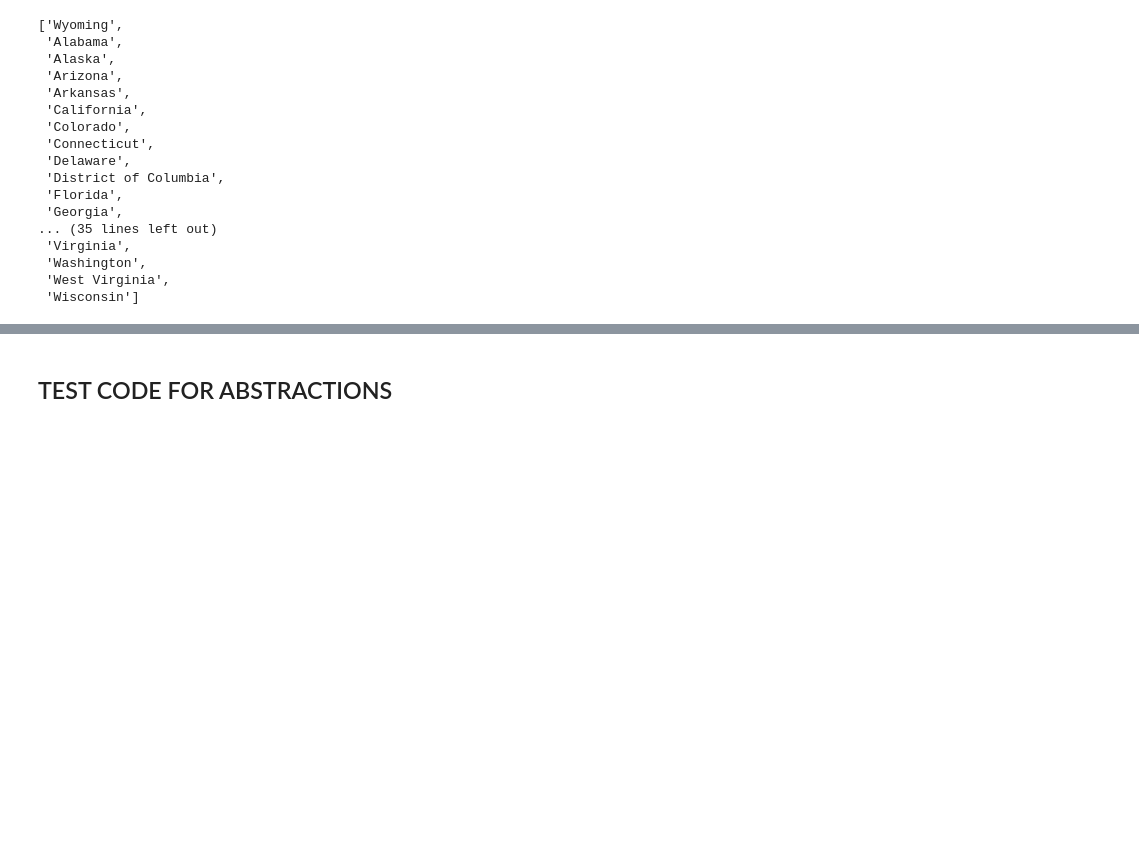
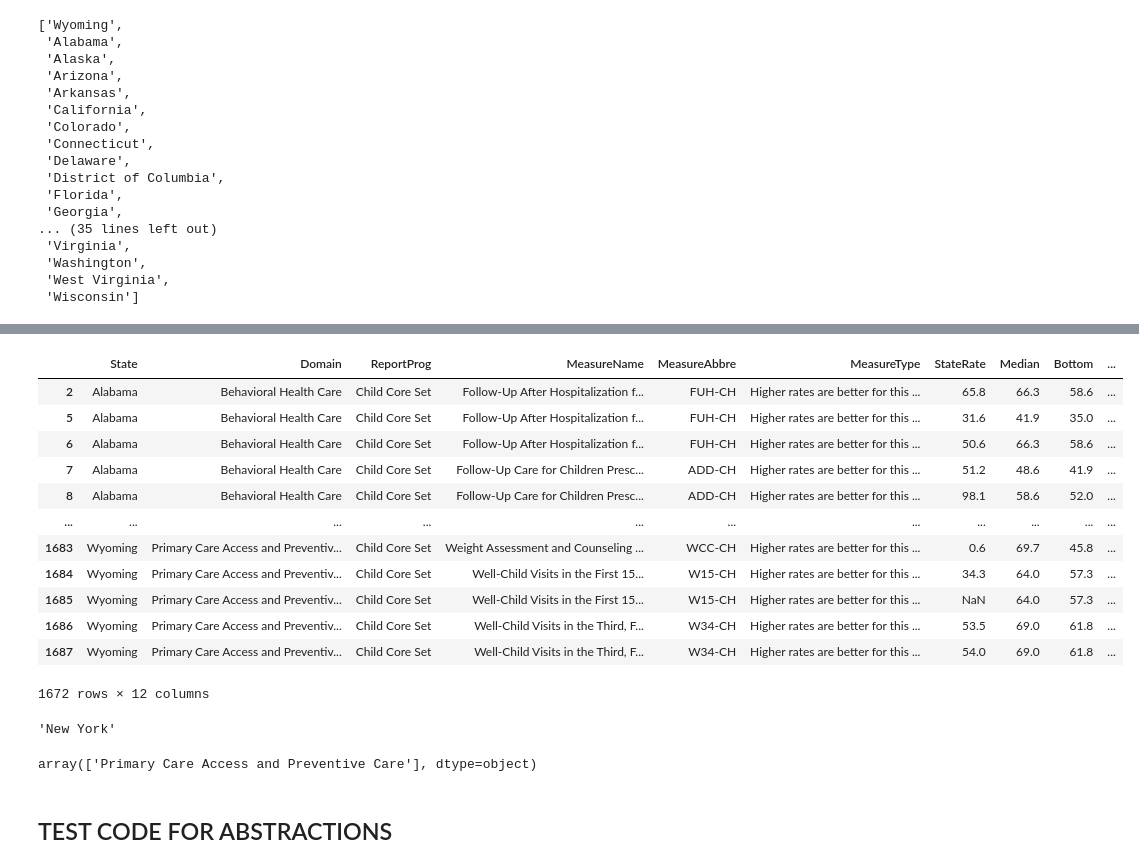
Before and after one commit to CORPUZ-2024/Medicaid_2019_Qual_Measure, a Jupyter notebook: 2019Medicaid.ipynb, the cells around one changed output, grey strips where cells are left out. Drawn from its saved outputs; the diff is of its cells as text; code cells hidden in the pictures; blank space fills up the shorter version.

```diff
--- a/2019Medicaid.ipynb
+++ b/2019Medicaid.ipynb
@@ -300,3 +379,31 @@ state_list
+# %%
+dfn= Child_data.iloc[4: , :]
+dfn
+# %% [output]
+|  | State | Domain | ReportProg | MeasureName | MeasureAbbre | MeasureType | StateRate | Median | Bottom | ... |
+| 2 | Alabama | Behavioral Health Care | Child Core Set | Follow-Up After Hospitalization f... | FUH-CH | Higher rates are better for this ... | 65.8 | 66.3 | 58.6 | ... |
+| 5 | Alabama | Behavioral Health Care | Child Core Set | Follow-Up After Hospitalization f... | FUH-CH | Higher rates are better for this ... | 31.6 | 41.9 | 35.0 | ... |
+| 6 | Alabama | Behavioral Health Care | Child Core Set | Follow-Up After Hospitalization f... | FUH-CH | Higher rates are better for this ... | 50.6 | 66.3 | 58.6 | ... |
+| 7 | Alabama | Behavioral Health Care | Child Core Set | Follow-Up Care for Children Presc... | ADD-CH | Higher rates are better for this ... | 51.2 | 48.6 | 41.9 | ... |
+| 8 | Alabama | Behavioral Health Care | Child Core Set | Follow-Up Care for Children Presc... | ADD-CH | Higher rates are better for this ... | 98.1 | 58.6 | 52.0 | ... |
+| ... | ... | ... | ... | ... | ... | ... | ... | ... | ... | ... |
+| 1683 | Wyoming | Primary Care Access and Preventiv... | Child Core Set | Weight Assessment and Counseling ... | WCC-CH | Higher rates are better for this ... | 0.6 | 69.7 | 45.8 | ... |
+| 1684 | Wyoming | Primary Care Access and Preventiv... | Child Core Set | Well-Child Visits in the First 15... | W15-CH | Higher rates are better for this ... | 34.3 | 64.0 | 57.3 | ... |
+| 1685 | Wyoming | Primary Care Access and Preventiv... | Child Core Set | Well-Child Visits in the First 15... | W15-CH | Higher rates are better for this ... | NaN | 64.0 | 57.3 | ... |
+| 1686 | Wyoming | Primary Care Access and Preventiv... | Child Core Set | Well-Child Visits in the Third, F... | W34-CH | Higher rates are better for this ... | 53.5 | 69.0 | 61.8 | ... |
+| 1687 | Wyoming | Primary Care Access and Preventiv... | Child Core Set | Well-Child Visits in the Third, F... | W34-CH | Higher rates are better for this ... | 54.0 | 69.0 | 61.8 | ... |
+1672 rows × 12 columns
+# %%
+state=NY_PC['State'].unique().tolist()
+state=state[0]
+state
+# %% [output]
+'New York'
+# %%
+dom= NY_PC['Domain'].unique()
+dom
+# %% [output]
+array(['Primary Care Access and Preventive Care'], dtype=object)
 # %% [markdown]
 ## TEST CODE FOR ABSTRACTIONS
 # %%
```
Also changed, not shown: parts of 26 cells of this notebook.
